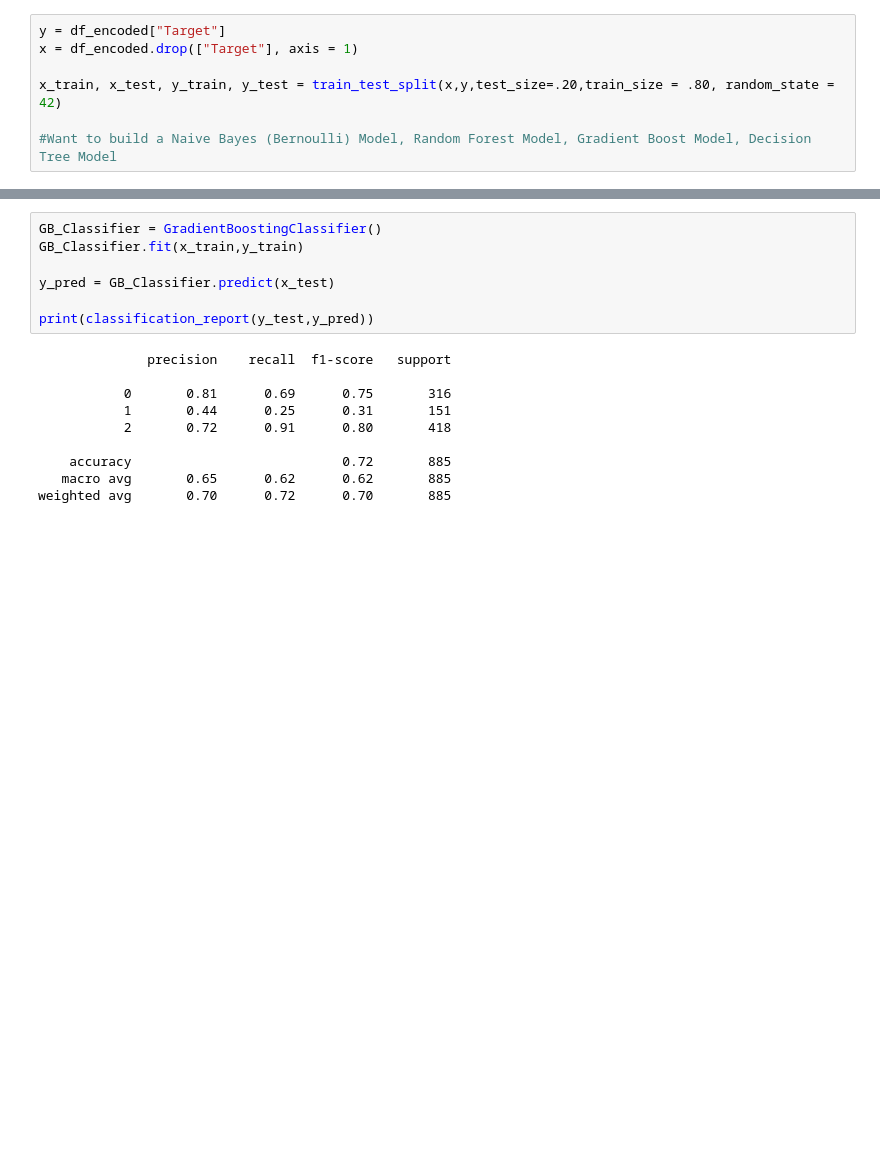
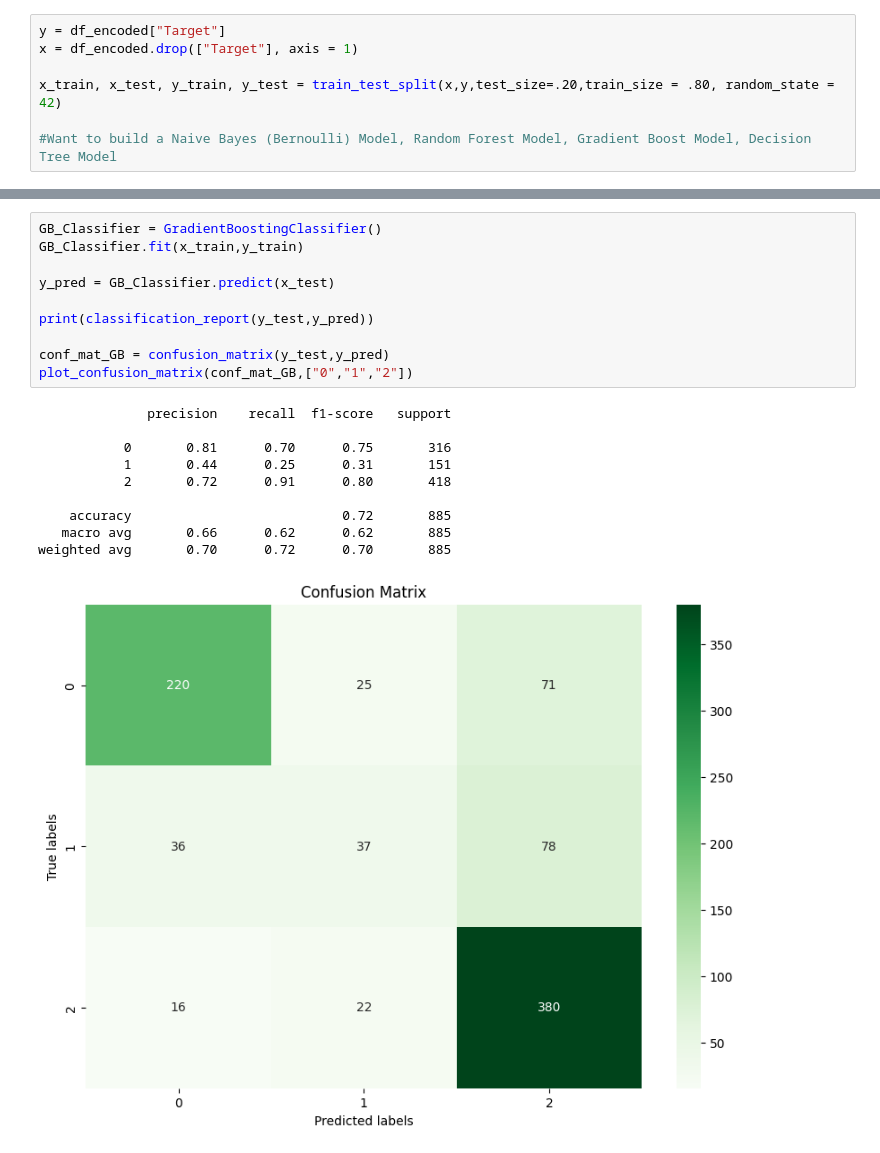
Before and after one commit to IainHenn/Student-Performance-Predictor, a Jupyter notebook: main.ipynb, the cells around one changed output, grey strips where cells are left out. Drawn from its saved outputs; the diff is of its cells as text; blank space fills up the shorter version.

```diff
--- a/main.ipynb
+++ b/main.ipynb
@@ -546,20 +555,24 @@ weighted avg       0.70      0.72      0.69       885
 # %%
 GB_Classifier = GradientBoostingClassifier()
 GB_Classifier.fit(x_train,y_train)
 
 y_pred = GB_Classifier.predict(x_test)
 
 print(classification_report(y_test,y_pred))
+
+conf_mat_GB = confusion_matrix(y_test,y_pred)
+plot_confusion_matrix(conf_mat_GB,["0","1","2"])
 # %% [output]
               precision    recall  f1-score   support
 
-           0       0.81      0.69      0.75       316
+           0       0.81      0.70      0.75       316
            1       0.44      0.25      0.31       151
            2       0.72      0.91      0.80       418
 
     accuracy                           0.72       885
-   macro avg       0.65      0.62      0.62       885
+   macro avg       0.66      0.62      0.62       885
 weighted avg       0.70      0.72      0.70       885
+[figure, added]
 # %%
 DT_Classifier = DecisionTreeClassifier()
 DT_Classifier.fit(x_train,y_train)
```
Also changed, not shown: parts of 11 cells of this notebook.
